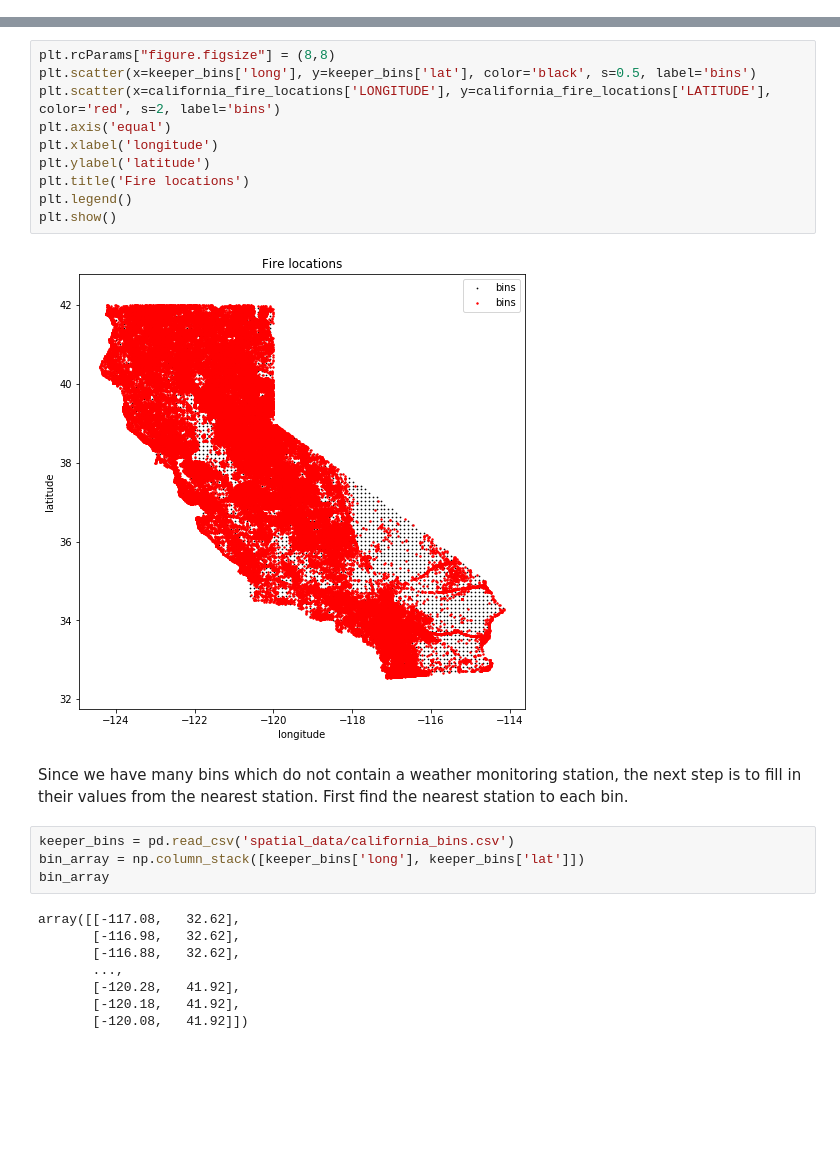
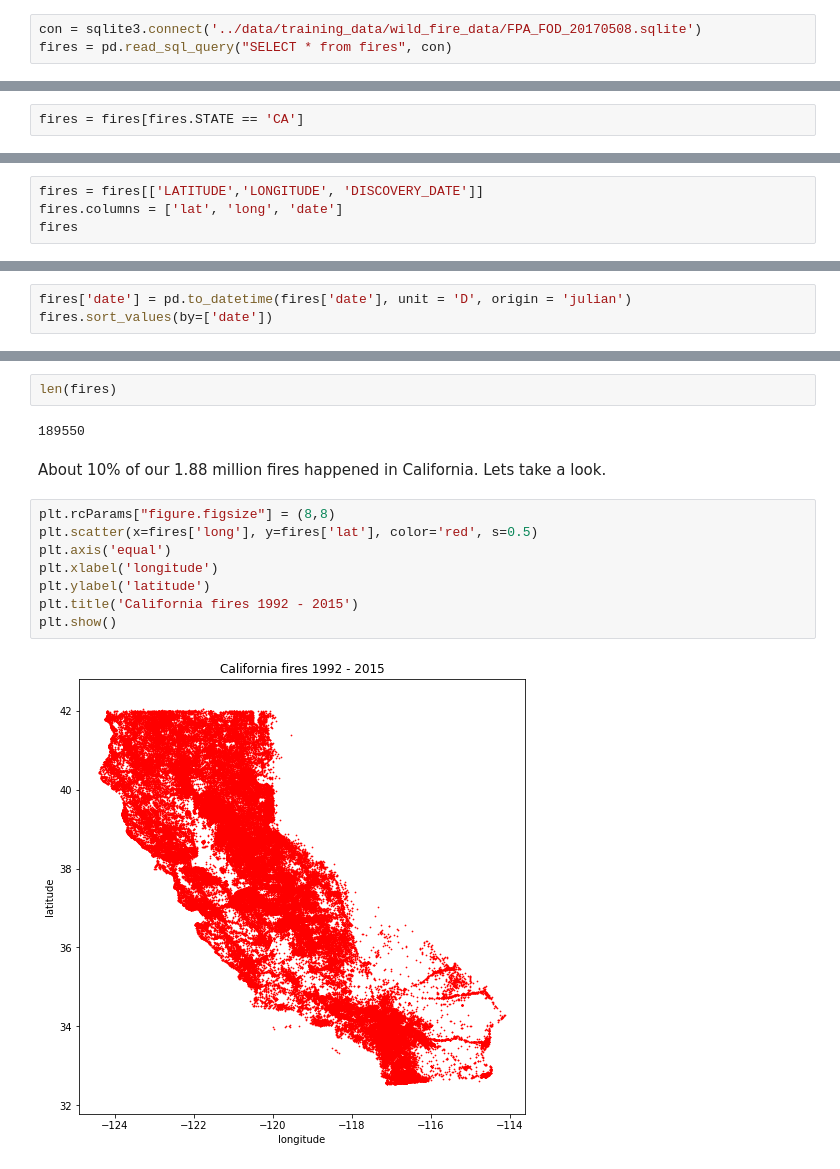
Before and after one commit to aristyogresearch/wildfire, a Jupyter notebook: notebooks/historical_wildfire_data.ipynb, the cells around one changed output, grey strips where cells are left out. Cells and saved outputs as stored; diff of their text form; blank space fills up the shorter version.

```diff
--- a/notebooks/historical_wildfire_data.ipynb
+++ b/notebooks/historical_wildfire_data.ipynb
@@ -54,0 +9,3 @@ california_fire_locations.head()
+# %%
+con = sqlite3.connect('../data/training_data/wild_fire_data/FPA_FOD_20170508.sqlite')
+fires = pd.read_sql_query("SELECT * from fires", con)
@@ -54,0 +36,2 @@ california_fire_locations.head()
+# %%
+fires = fires[fires.STATE == 'CA']
@@ -54,0 +40,4 @@ california_fire_locations.head()
+# %%
+fires = fires[['LATITUDE','LONGITUDE', 'DISCOVERY_DATE']]
+fires.columns = ['lat', 'long', 'date']
+fires
@@ -54,0 +60,3 @@ california_fire_locations.head()
+# %%
+fires['date'] = pd.to_datetime(fires['date'], unit = 'D', origin = 'julian')
+fires.sort_values(by=['date'])
@@ -55,26 +77,16 @@ california_fire_locations.head()
+# %%
+len(fires)
+# %% [output]
+189550
+# %% [markdown]
+About 10% of our 1.88 million fires happened in California. Lets take a look.
 # %%
 plt.rcParams["figure.figsize"] = (8,8)
-plt.scatter(x=keeper_bins['long'], y=keeper_bins['lat'], color='black', s=0.5, label='bins')
-plt.scatter(x=california_fire_locations['LONGITUDE'], y=california_fire_locations['LATITUDE'], color='red', s=2, label='bins')
+plt.scatter(x=fires['long'], y=fires['lat'], color='red', s=0.5)
 plt.axis('equal')
 plt.xlabel('longitude')
 plt.ylabel('latitude')
-plt.title('Fire locations')
-plt.legend()
+plt.title('California fires 1992 - 2015')
 plt.show()
 # %% [output]
-[figure, old version]
+[figure, new version]
-# %% [markdown]
-Since we have many bins which do not contain a weather monitoring station, the next step is to fill in their values from the nearest station. First find the nearest station to each bin.
-# %%
-keeper_bins = pd.read_csv('spatial_data/california_bins.csv')
-bin_array = np.column_stack([keeper_bins['long'], keeper_bins['lat']])
-bin_array
-# %% [output]
-array([[-117.08,   32.62],
-       [-116.98,   32.62],
-       [-116.88,   32.62],
-       ...,
-       [-120.28,   41.92],
-       [-120.18,   41.92],
-       [-120.08,   41.92]])
```
Also changed, not shown: parts of 25 cells of this notebook, 5 other files.
